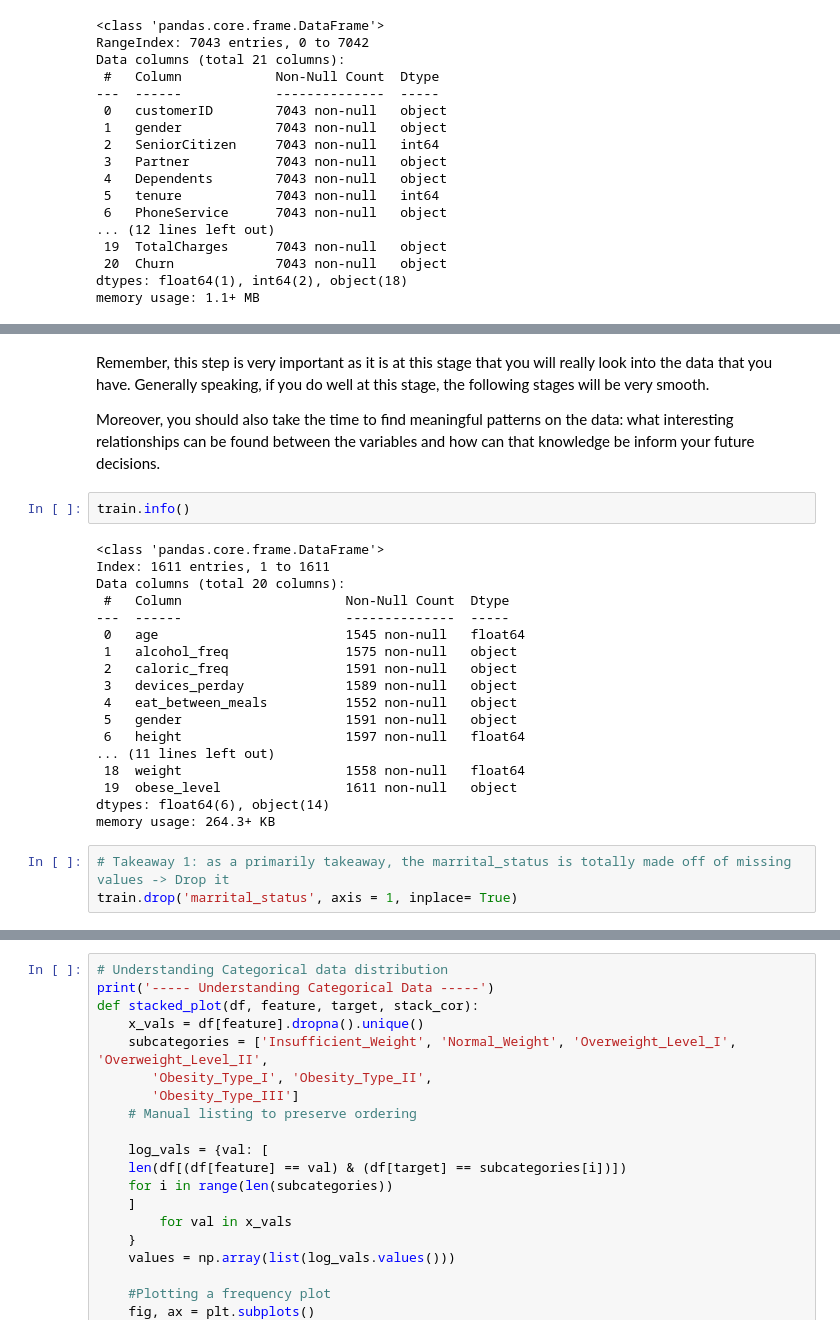
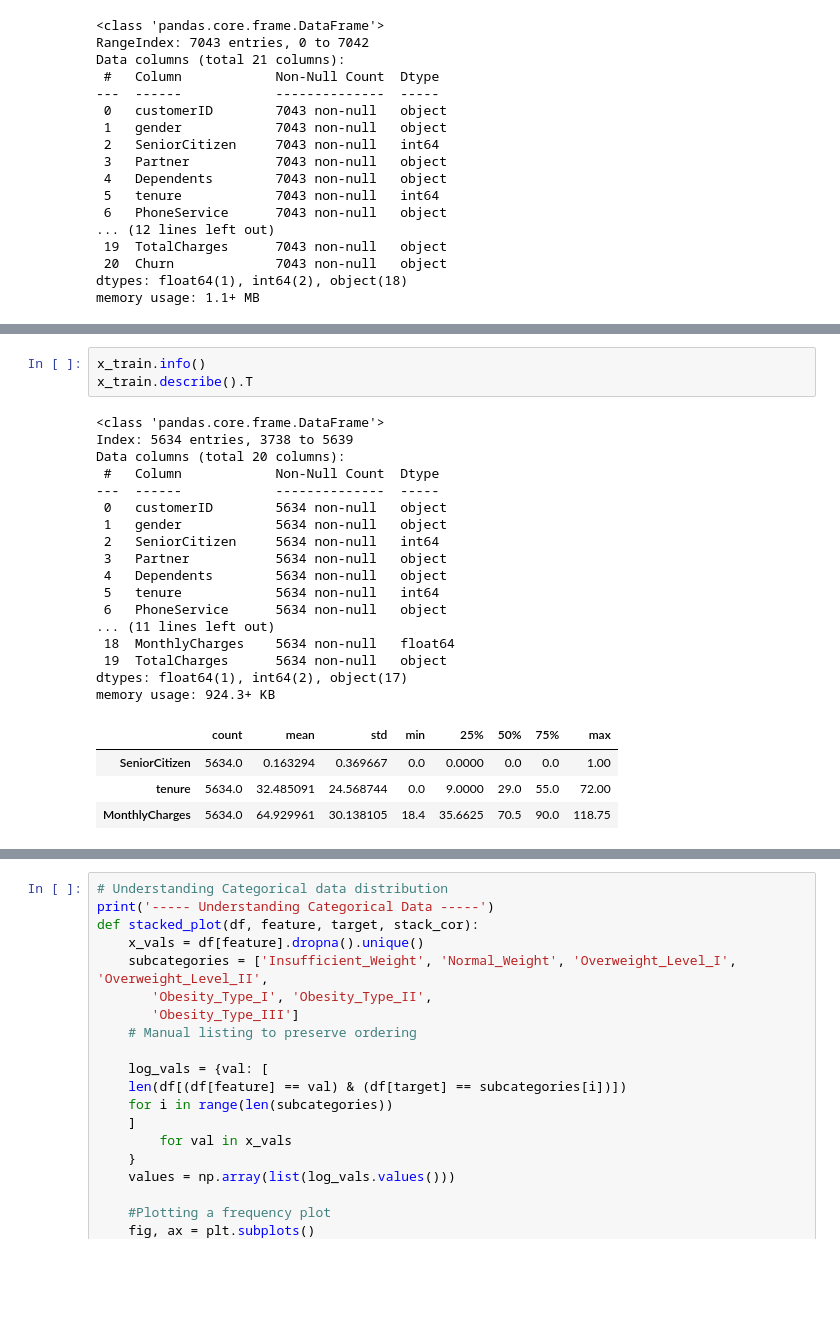
Before and after one commit to inesbchainho/machine_learning_feb2026, a Jupyter notebook: ML_Group16_Notebook.ipynb, the cells around one changed output, grey strips where cells are left out. Cells and saved outputs as stored; diff of their text form; blank space fills up the shorter version.

```diff
--- a/ML_Group16_Notebook.ipynb
+++ b/ML_Group16_Notebook.ipynb
@@ -76,27 +71,25 @@ SyntaxError: invalid syntax. Perhaps you forgot a comma? (763773248.py, line 1)
-# %% [markdown]
-Remember, this step is very important as it is at this stage that you will really look into the data that you have. Generally speaking, if you do well at this stage, the following stages will be very smooth.
-
-Moreover, you should also take the time to find meaningful patterns on the data: what interesting relationships can be found between the variables and how can that knowledge be inform your future decisions.
 # %%
-train.info()
+x_train.info()
+x_train.describe().T
 # %% [output]
 <class 'pandas.core.frame.DataFrame'>
-Index: 1611 entries, 1 to 1611
+Index: 5634 entries, 3738 to 5639
 Data columns (total 20 columns):
- #   Column                     Non-Null Count  Dtype
----  ------                     --------------  -----
- 0   age                        1545 non-null   float64
- 1   alcohol_freq               1575 non-null   object
- 2   caloric_freq               1591 non-null   object
- 3   devices_perday             1589 non-null   object
- 4   eat_between_meals          1552 non-null   object
- 5   gender                     1591 non-null   object
- 6   height                     1597 non-null   float64
+ #   Column            Non-Null Count  Dtype
+---  ------            --------------  -----
+ 0   customerID        5634 non-null   object
+ 1   gender            5634 non-null   object
+ 2   SeniorCitizen     5634 non-null   int64
+ 3   Partner           5634 non-null   object
+ 4   Dependents        5634 non-null   object
+ 5   tenure            5634 non-null   int64
+ 6   PhoneService      5634 non-null   object
 ... (11 lines left out)
- 18  weight                     1558 non-null   float64
- 19  obese_level                1611 non-null   object
-dtypes: float64(6), object(14)
-memory usage: 264.3+ KB
+ 18  MonthlyCharges    5634 non-null   float64
+ 19  TotalCharges      5634 non-null   object
+dtypes: float64(1), int64(2), object(17)
+memory usage: 924.3+ KB
+|  | count | mean | std | min | 25% | 50% | 75% | max |
+| SeniorCitizen | 5634.0 | 0.163294 | 0.369667 | 0.0 | 0.0000 | 0.0 | 0.0 | 1.00 |
+| tenure | 5634.0 | 32.485091 | 24.568744 | 0.0 | 9.0000 | 29.0 | 55.0 | 72.00 |
+| MonthlyCharges | 5634.0 | 64.929961 | 30.138105 | 18.4 | 35.6625 | 70.5 | 90.0 | 118.75 |
-# %%
-# Takeaway 1: as a primarily takeaway, the marrital_status is totally made off of missing values -> Drop it
-train.drop('marrital_status', axis = 1, inplace= True)
```
Also changed, not shown: parts of 6 cells of this notebook.
